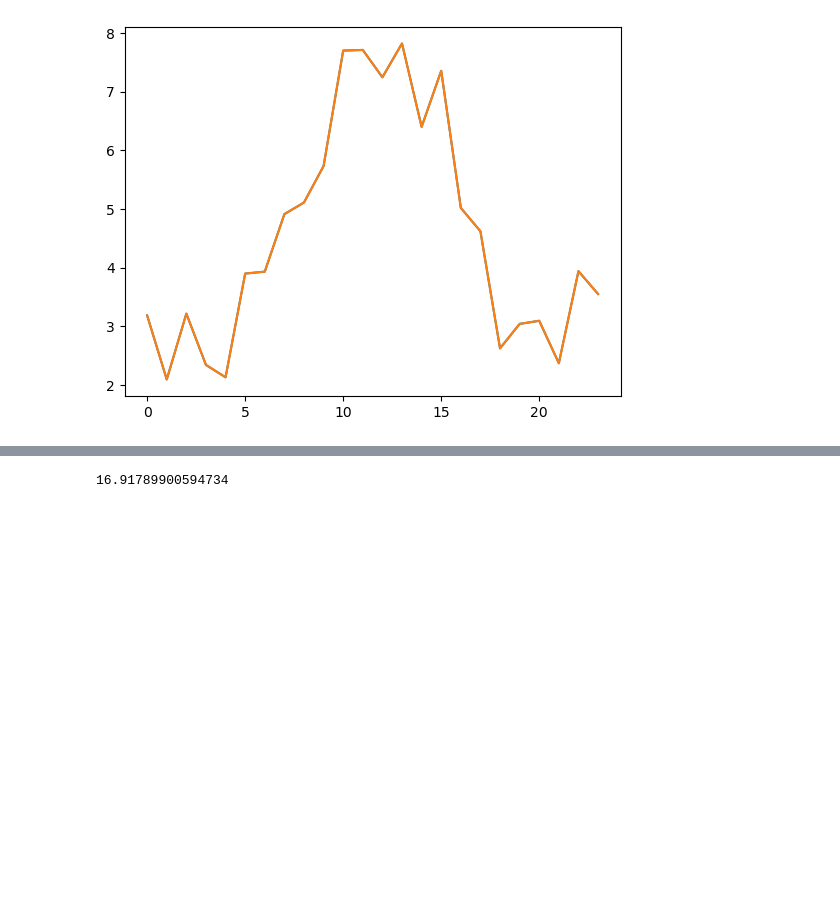
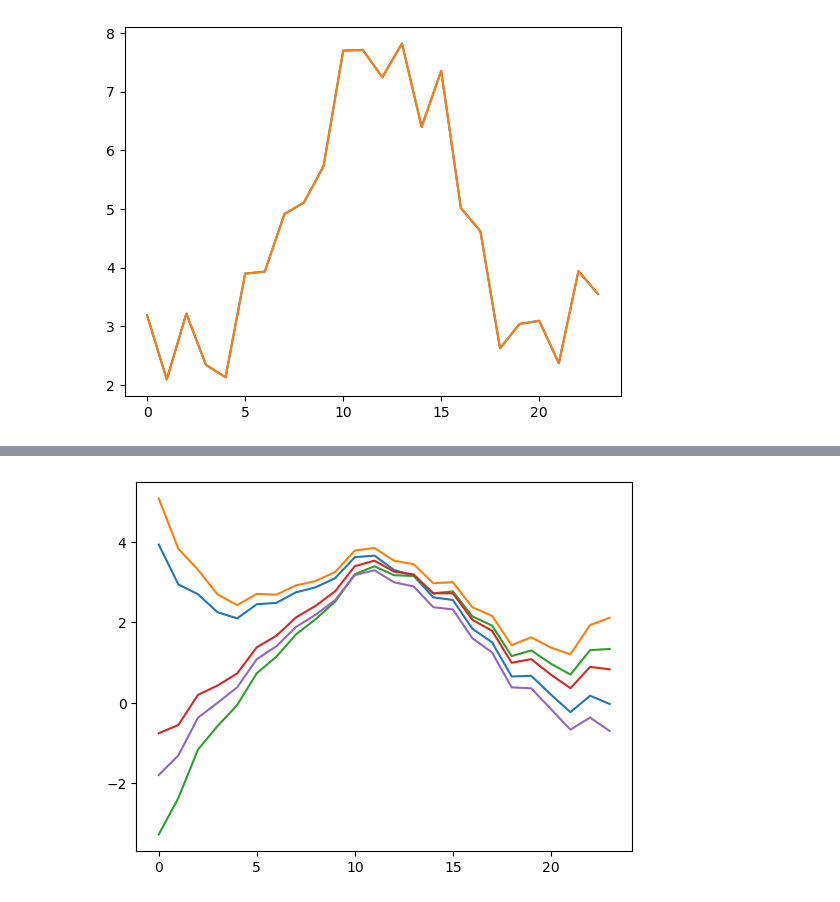
Before and after one commit to Kirill-Zhukovskii/Distributed-Cloud-based-algorithm-for-energy-distribution, a Jupyter notebook: multilayer/Centralised_multilayer.ipynb, the cells around one changed output, grey strips where cells are left out. Saved outputs shown, nothing was run; the diff lists cells and outputs as text; code cells hidden in the pictures; blank space fills up the shorter version.

```diff
--- a/multilayer/Centralised_multilayer.ipynb
+++ b/multilayer/Centralised_multilayer.ipynb
@@ -279,4 +283,5 @@ Error between target and real load of 5 agent is -11.00%
 # %%
-c @ d_history[m]
+for n in range(N):
+    plt.plot(l_history[0][n] - r_history[0][n])
 # %% [output]
-16.91789900594734
+[figure, added]
```
Also changed, not shown: parts of 7 cells of this notebook, 32 other files.
